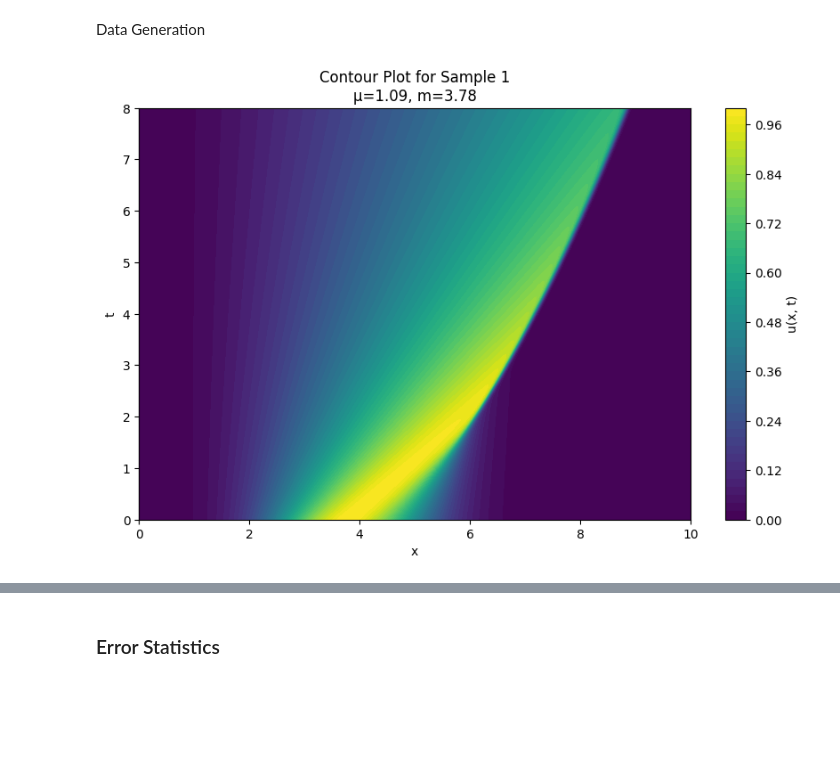
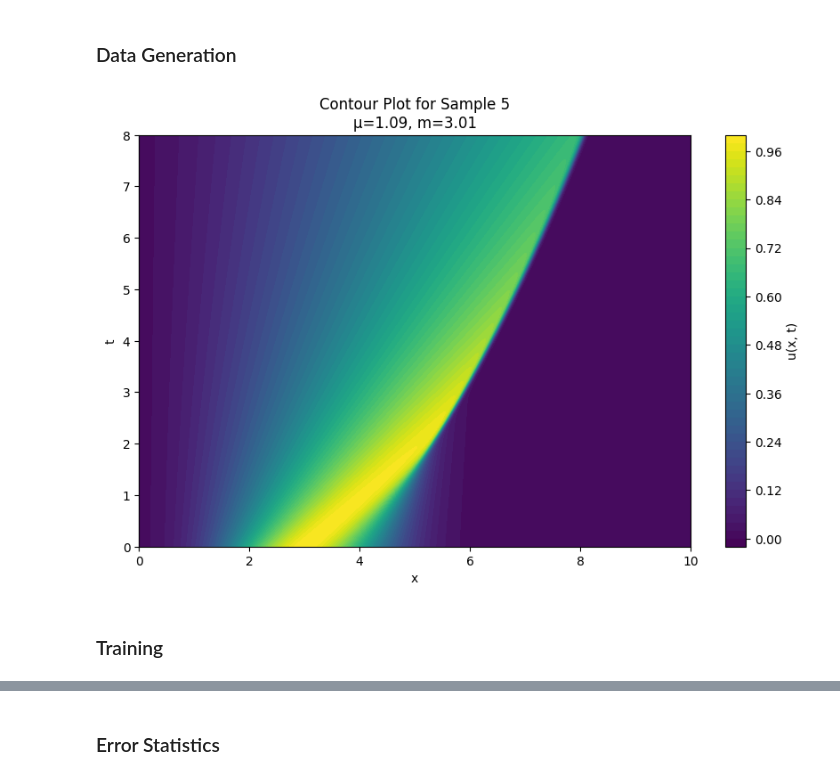
Before and after one commit to jacobwang925/PI-BSNet, a Jupyter notebook: src/burgers.ipynb, the cells around one changed output, grey strips where cells are left out. Drawn from its saved outputs; the diff is of its cells as text; code cells hidden in the pictures; blank space fills up the shorter version.

```diff
--- a/src/burgers.ipynb
+++ b/src/burgers.ipynb
@@ -1,5 +1,5 @@
-# %% [markdown]
-Data Generation
+# %% [markdown]
+### Data Generation
 # %%
 import numpy as np
 import torch
@@ -61,29 +61,29 @@ for _ in tqdm(range(num_samples), desc="Generating Training Data"):
 # %%
 import matplotlib.pyplot as plt
 import numpy as np
 
 # Set the sample index to visualize
-sample_index = 0  # Change this index to visualize a different sample
+sample_index = 4  # Change this index to visualize a different sample
 
 # Extract the sample
 sample = training_data[sample_index]
 x = sample['x'].numpy()
 t = sample['t'].numpy()
 U = sample['U'].numpy()
 mu = sample['mu'].item()  # Extract mu value
 m = sample['m'].item()    # Extract m value
 
 # Create a contourf plot
 plt.figure(figsize=(10, 6))
 X, T = np.meshgrid(x, t)
 plt.contourf(X, T, U.T, levels=50, cmap='viridis')
 plt.colorbar(label='u(x, t)')
 plt.xlabel('x')
 plt.ylabel('t')
 plt.title(f'Contour Plot for Sample {sample_index + 1}\nμ={mu:.2f}, m={m:.2f}')
 plt.show()
 # %% [output]
-[figure, old version]
+[figure, new version]
 # %%
 import numpy as np
 import torch
@@ -142,6 +142,8 @@ for _ in tqdm(range(num_samples), desc="Generating Testing Data"):
     })
 
 # Data generation is complete
+# %% [markdown]
+### Training
 # %%
 import torch
 import torch.nn as nn
```
Also changed, not shown: parts of 7 cells of this notebook.
